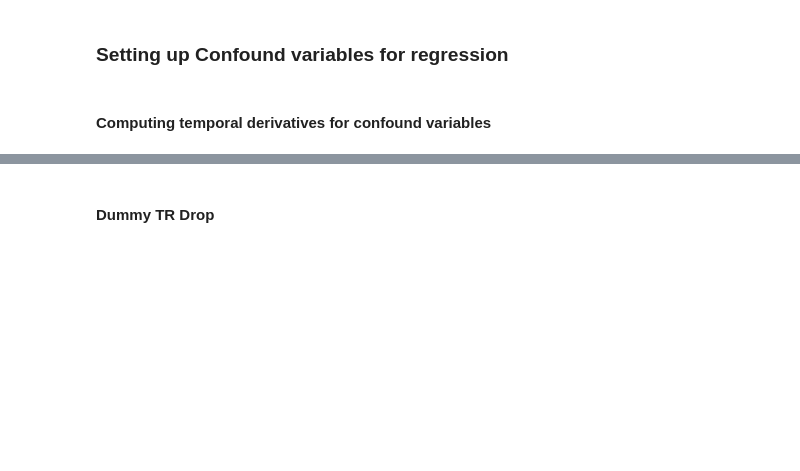
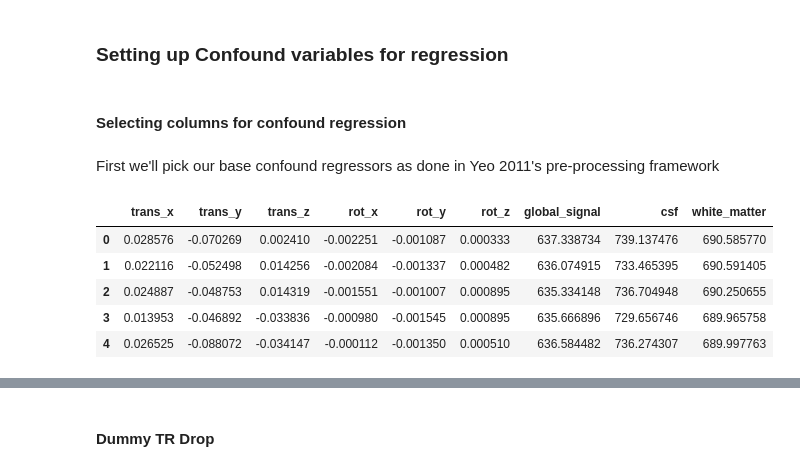
Before and after one commit to carpentries-incubator/SDC-BIDS-fMRI, a Jupyter notebook: code/06_data-cleaning-with-nilearn_solutions.ipynb, the cells around one changed output, grey strips where cells are left out. Cells and saved outputs as stored; diff of their text form; code cells hidden in the pictures; blank space fills up the shorter version.

```diff
--- a/code/06_data-cleaning-with-nilearn_solutions.ipynb
+++ b/code/06_data-cleaning-with-nilearn_solutions.ipynb
@@ -36,11 +36,26 @@ Let's load one up and see what it looks like
 # %%
 sub = '10788'
 fmriprep_dir = '../data/ds000030/derivatives/fmriprep/'
-layout = bids.BIDSLayout(fmriprep_dir,validate=False)
+layout = bids.BIDSLayout(fmriprep_dir,validate=False,
+                        config=['bids','derivatives'])
 # %%
-func_files = layout.get(subject=sub, datatype='func', task='rest', suffix='preproc')
-mask_files = layout.get(subject=sub, datatype='func', task='rest', suffix='brainmask')
-confound_files = layout.get(subject=sub, datatype='func', task='rest', suffix='confounds')
+func_files = layout.get(subject=sub,
+                        datatype='func', task='rest',
+                        desc='preproc',
+                        space='MNI152NLin2009cAsym',
+                        extension='nii.gz')
+
+mask_files = layout.get(subject=sub,
+                        datatype='func', task='rest',
+                        desc='brain',
+                        suffix='mask',
+                        space='MNI152NLin2009cAsym',
+                        extension="nii.gz")
+
+confound_files = layout.get(subject=sub,
+                            datatype='func', task='rest',
+                            desc='confounds',
+                           extension="tsv")
 # %%
 func_file = func_files[0].path
 mask_file = mask_files[0].path
@@ -100,4 +124,4 @@ Censoring involves removal and interpolation of high-movement frames from the fM
 # %% [markdown]
 ### Setting up Confound variables for regression
 # %% [markdown]
-#### Computing temporal derivatives for confound variables
+#### Selecting columns for confound regression
@@ -119,0 +128,17 @@ for col in confound_df.columns:
+# %% [markdown]
+First we'll pick our base confound regressors as done in Yeo 2011's pre-processing framework
+# %%
+# Select confounds and view
+confound_vars = ['trans_x','trans_y','trans_z',
+                 'rot_x','rot_y','rot_z',
+                 'global_signal',
+                 'csf', 'white_matter']
+confound_df = confound_df[confound_vars]
+confound_df.head()
+# %% [output]
+|  | trans_x | trans_y | trans_z | rot_x | rot_y | rot_z | global_signal | csf | white_matter |
+| 0 | 0.028576 | -0.070269 | 0.002410 | -0.002251 | -0.001087 | 0.000333 | 637.338734 | 739.137476 | 690.585770 |
+| 1 | 0.022116 | -0.052498 | 0.014256 | -0.002084 | -0.001337 | 0.000482 | 636.074915 | 733.465395 | 690.591405 |
+| 2 | 0.024887 | -0.048753 | 0.014319 | -0.001551 | -0.001007 | 0.000895 | 635.334148 | 736.704948 | 690.250655 |
+| 3 | 0.013953 | -0.046892 | -0.033836 | -0.000980 | -0.001545 | 0.000895 | 635.666896 | 729.656746 | 689.965758 |
+| 4 | 0.026525 | -0.088072 | -0.034147 | -0.000112 | -0.001350 | 0.000510 | 636.584482 | 736.274307 | 689.997763 |
```
Also changed, not shown: parts of 17 cells of this notebook, 1 other file.
